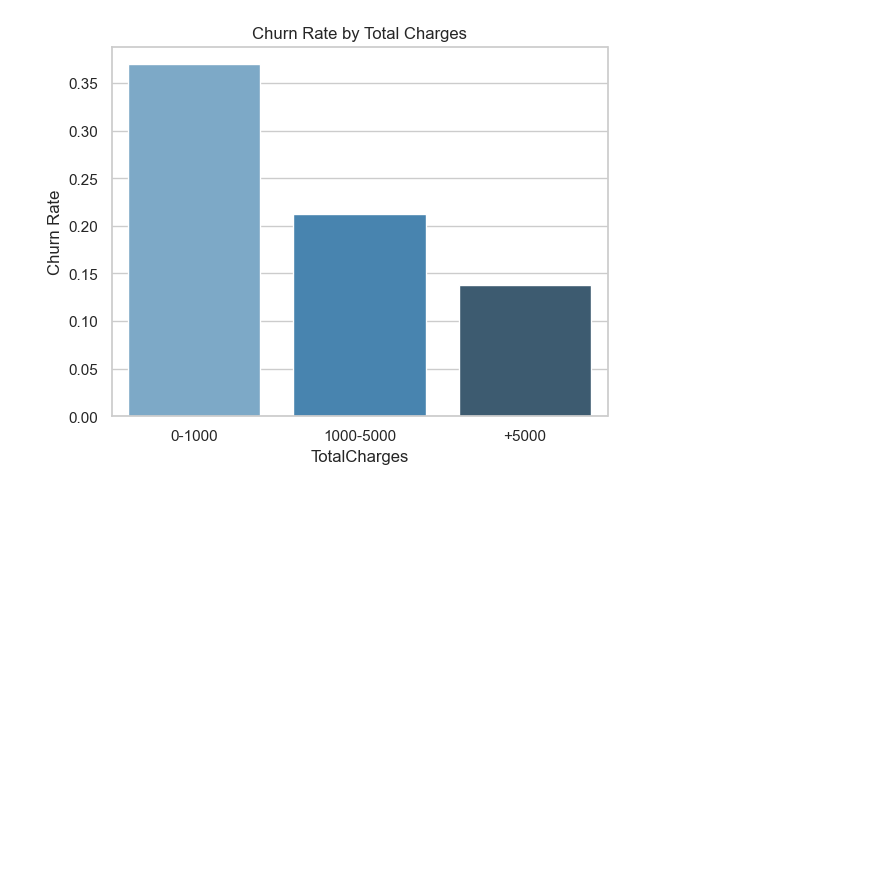
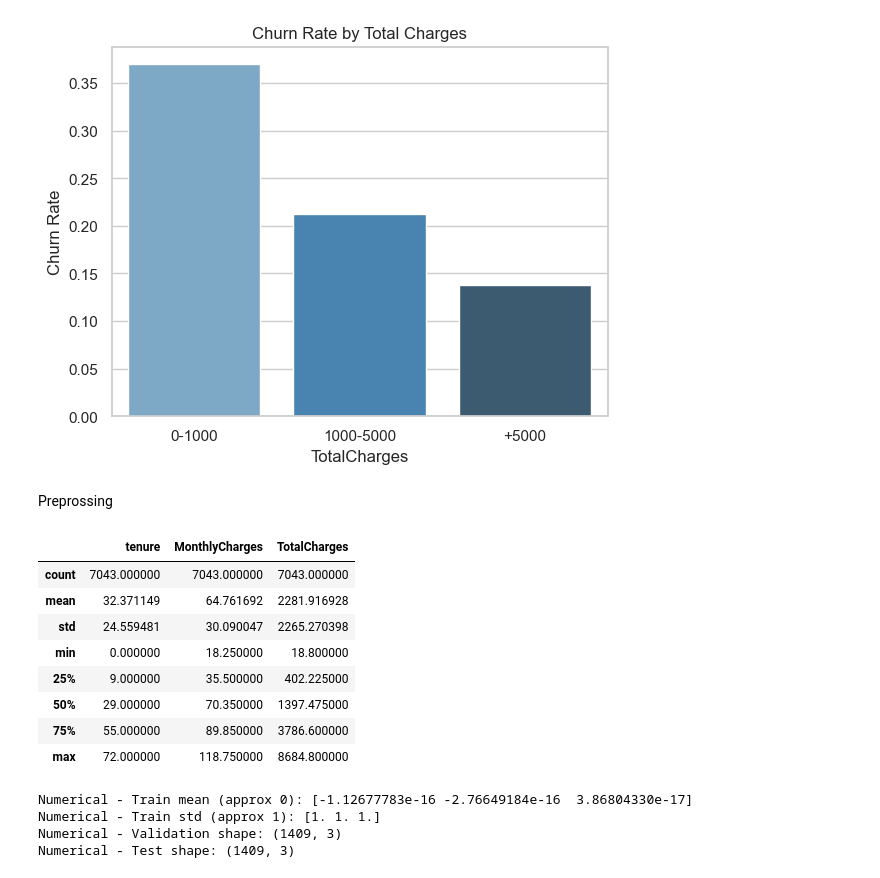
Before and after one commit to Joseph-Essa/Customer_Churn_Prediction, a Jupyter notebook: Customer_Churn_Prediction.ipynb, the cells around one changed output. Cells and saved outputs as stored; diff of their text form; code cells hidden in the pictures; blank space fills up the shorter version.

Commit message:
Preprossing

```diff
--- a/Customer_Churn_Prediction.ipynb
+++ b/Customer_Churn_Prediction.ipynb
@@ -424,3 +428,17 @@ plot_churn_by_range(
 [figure]
 [figure]
 [figure]
+# %% [markdown]
+Preprossing
+# %%
+df[numerical].describe()
+# %% [output]
+|  | tenure | MonthlyCharges | TotalCharges |
+| count | 7043.000000 | 7043.000000 | 7043.000000 |
+| mean | 32.371149 | 64.761692 | 2281.916928 |
+| std | 24.559481 | 30.090047 | 2265.270398 |
+| min | 0.000000 | 18.250000 | 18.800000 |
+| 25% | 9.000000 | 35.500000 | 402.225000 |
+| 50% | 29.000000 | 70.350000 | 1397.475000 |
+| 75% | 55.000000 | 89.850000 | 3786.600000 |
+| max | 72.000000 | 118.750000 | 8684.800000 |
@@ -426,0 +457,23 @@ plot_churn_by_range(
+# %%
+# Step 2: Split data into train, validation, test
+X_temp, X_test, y_temp, y_test_ready = train_test_split(X, y, test_size=0.2, stratify=y, random_state=42)
+X_train, X_val, y_train_ready, y_val_ready = train_test_split(X_temp, y_temp, test_size=0.25, stratify=y_temp, random_state=42)
+
+# --- Numerical Preprocessing ---
+scaler = StandardScaler()
+
+# Fit only on train
+X_train_num = scaler.fit_transform(X_train[numerical])
+X_val_num = scaler.transform(X_val[numerical])
+X_test_num = scaler.transform(X_test[numerical])
+
+# Validation step for numerical
+print("Numerical - Train mean (approx 0):", np.mean(X_train_num, axis=0))
+print("Numerical - Train std (approx 1):", np.std(X_train_num, axis=0))
+print("Numerical - Validation shape:", X_val_num.shape)
+print("Numerical - Test shape:", X_test_num.shape)
+# %% [output]
+Numerical - Train mean (approx 0): [-1.12677783e-16 -2.76649184e-16  3.86804330e-17]
+Numerical - Train std (approx 1): [1. 1. 1.]
+Numerical - Validation shape: (1409, 3)
+Numerical - Test shape: (1409, 3)
```
Also changed, not shown: parts of 6 cells of this notebook.
